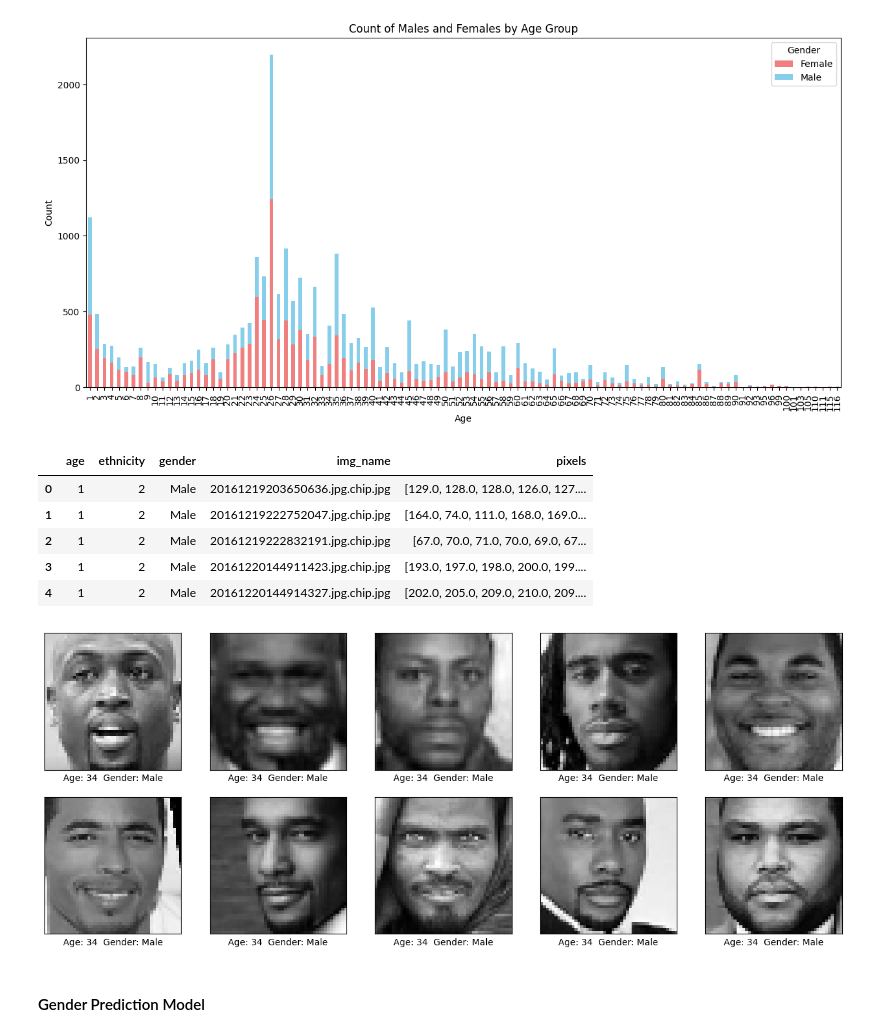
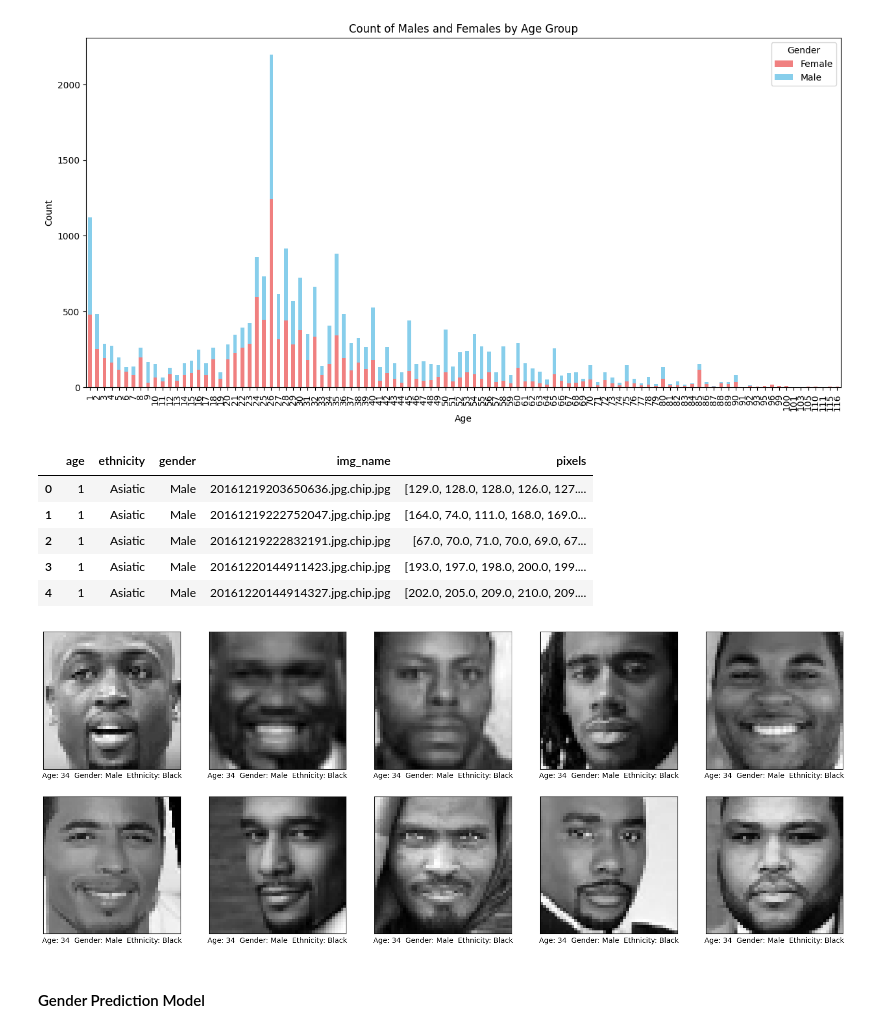
Before and after one commit to jovanovic-djo/person-attribute-classification, a Jupyter notebook: notebooks/notebook.ipynb, the cells around one changed output. Cells and saved outputs as stored; diff of their text form; code cells hidden in the pictures.

```diff
--- a/notebooks/notebook.ipynb
+++ b/notebooks/notebook.ipynb
@@ -47,6 +47,7 @@ Name: count, dtype: int64
 import matplotlib.pyplot as plt
 
 df['gender'] = df['gender'].replace({0: 'Male', 1: 'Female'})
+df['ethnicity'] = df['ethnicity'].replace({0: 'White', 1: 'Black', 2: 'Asiatic', 3: 'Indian', 4: 'Other'})
 count_plot = df.groupby(['age', 'gender']).size().unstack(fill_value=0)
 count_plot.plot(kind='bar', stacked=True, color=['lightcoral', 'skyblue'], figsize=(15, 7))
 
@@ -73,35 +74,36 @@ df['pixels'] = df['pixels'].apply(lambda x: np.array(x.split(), dtype="float32")
 df.head()
 # %% [output]
 |  | age | ethnicity | gender | img_name | pixels |
-| 0 | 1 | 2 | Male | 20161219203650636.jpg.chip.jpg | [129.0, 128.0, 128.0, 126.0, 127.... |
-| 1 | 1 | 2 | Male | 20161219222752047.jpg.chip.jpg | [164.0, 74.0, 111.0, 168.0, 169.0... |
-| 2 | 1 | 2 | Male | 20161219222832191.jpg.chip.jpg | [67.0, 70.0, 71.0, 70.0, 69.0, 67... |
-| 3 | 1 | 2 | Male | 20161220144911423.jpg.chip.jpg | [193.0, 197.0, 198.0, 200.0, 199.... |
-| 4 | 1 | 2 | Male | 20161220144914327.jpg.chip.jpg | [202.0, 205.0, 209.0, 210.0, 209.... |
+| 0 | 1 | Asiatic | Male | 20161219203650636.jpg.chip.jpg | [129.0, 128.0, 128.0, 126.0, 127.... |
+| 1 | 1 | Asiatic | Male | 20161219222752047.jpg.chip.jpg | [164.0, 74.0, 111.0, 168.0, 169.0... |
+| 2 | 1 | Asiatic | Male | 20161219222832191.jpg.chip.jpg | [67.0, 70.0, 71.0, 70.0, 69.0, 67... |
+| 3 | 1 | Asiatic | Male | 20161220144911423.jpg.chip.jpg | [193.0, 197.0, 198.0, 200.0, 199.... |
+| 4 | 1 | Asiatic | Male | 20161220144914327.jpg.chip.jpg | [202.0, 205.0, 209.0, 210.0, 209.... |
 # %%
 x = np.array(df['pixels'].tolist())
 x = x.reshape(x.shape[0], 48, 48, 1)
 # %%
 # Display pictures from dataset
 
-plt.figure(figsize=(16,16))
+plt.figure(figsize=(20, 20))
 for i in range(12700,12710):
     plt.subplot(5, 5, (i % 25) + 1)
     plt.xticks([])
     plt.yticks([])
     plt.grid(False)
 
     plt.imshow(df['pixels'].iloc[i].reshape(48, 48), cmap='gray')
 
     plt.xlabel(
         "Age: " + str(df['age'].iloc[i]) +
-        "  Gender: " + df['gender'].iloc[i]
+        "  Gender: " + df['gender'].iloc[i] +
+        "  Ethnicity: " + df['ethnicity'].iloc[i]
     )
 
 # Show the plot
 plt.show()
 # %% [output]
-[figure, old version]
+[figure, new version]
 # %% [markdown]
 #### Gender Prediction Model
 # %%
```
Also changed, not shown: parts of 16 cells of this notebook.
